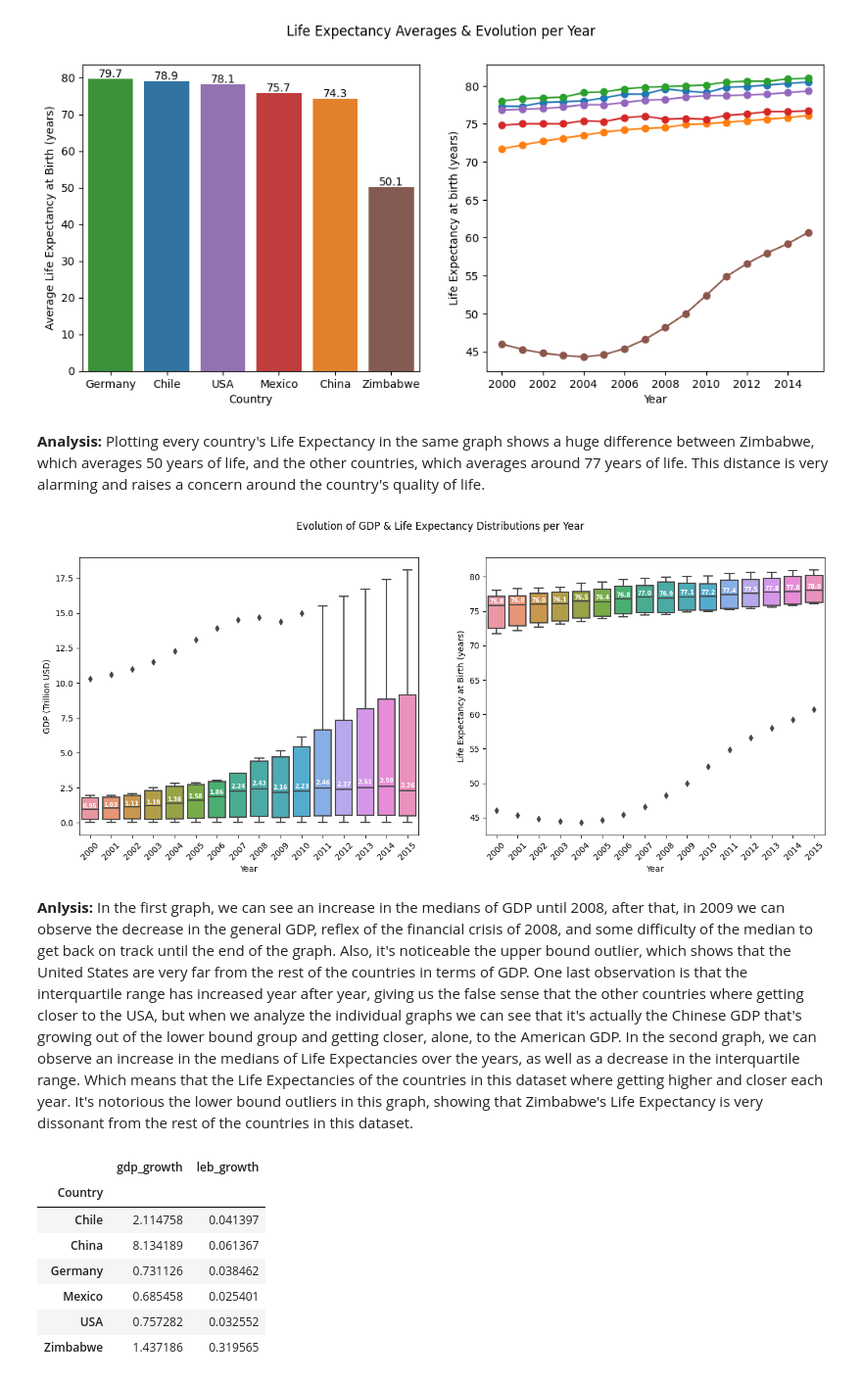
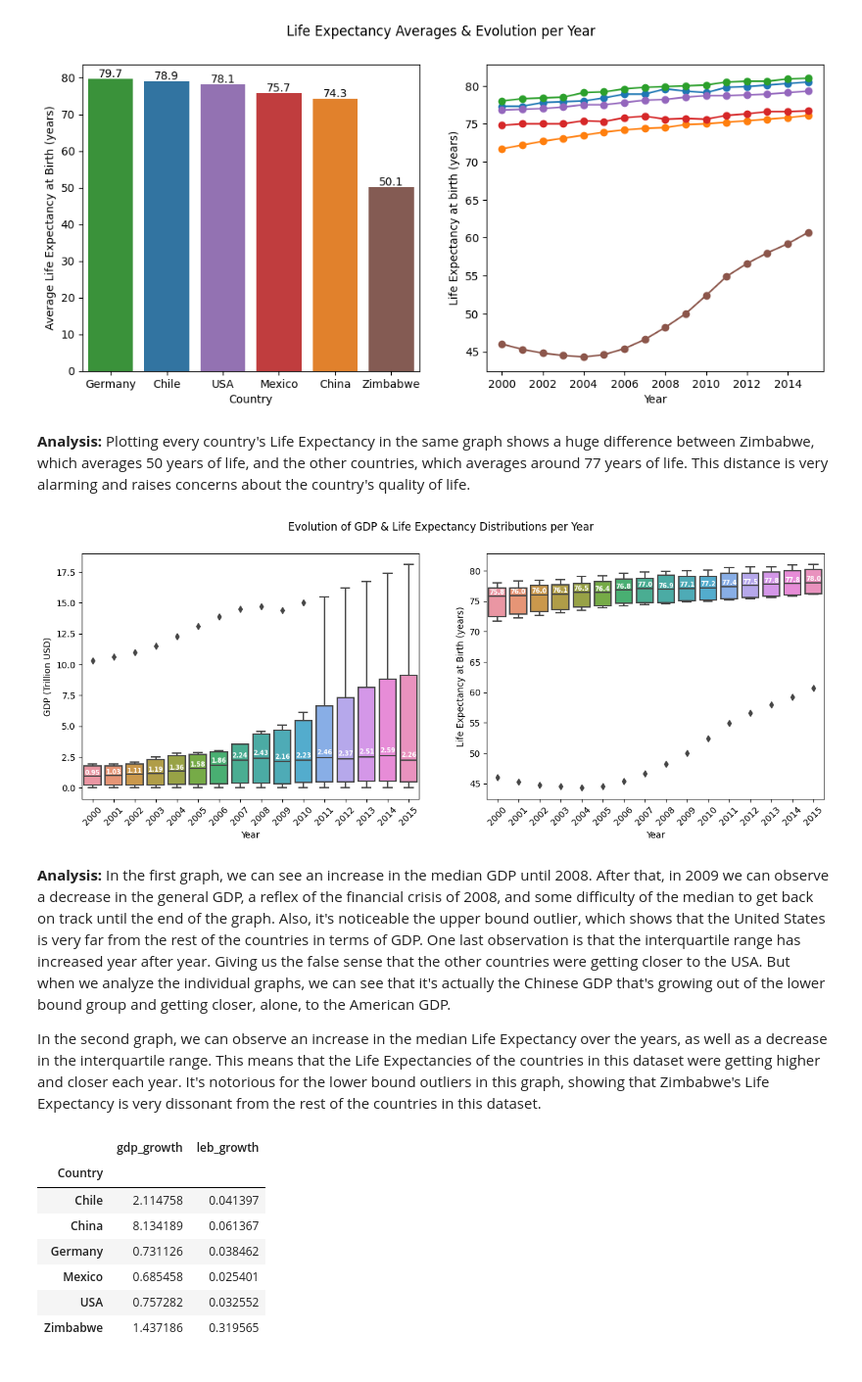
Before and after one commit to bcbmotta/Life-Expectancy-and-GDP, a Jupyter notebook: life_expectancy_gdp.ipynb, the cells around one changed output. Shown at 98% size. Cells and saved outputs as stored; diff of their text form; code cells hidden in the pictures.

Commit message:
review analysis

```diff
--- a/life_expectancy_gdp.ipynb
+++ b/life_expectancy_gdp.ipynb
@@ -241,40 +241,42 @@ ax2.set_xlabel('Year');
 # %% [output]
 [figure]
 # %% [markdown]
-**Analysis:** Plotting every country's Life Expectancy in the same graph shows a huge difference between Zimbabwe, which averages 50 years of life, and the other countries, which averages around 77 years of life. This distance is very alarming and raises a concern around the country's quality of life.
+**Analysis:** Plotting every country's Life Expectancy in the same graph shows a huge difference between Zimbabwe, which averages 50 years of life, and the other countries, which averages around 77 years of life. This distance is very alarming and raises concerns about the country's quality of life.
 # %%
 # Define figure grid and its title
-fig, axs = plt.subplots(1, 2, figsize=(16, 6))
+fig, axs = plt.subplots(1, 2, figsize=(15, 5))
 fig.suptitle('Evolution of GDP & Life Expectancy Distributions per Year')
 
 # Box plot: GDP per Year
 axs[0] = plt.subplot(121)
 g1 = sns.boxplot(data=df, x='Year', y='GDP')
 g1.set_ylabel('GDP (Trillion USD)')
 plt.xticks(rotation=45)
 # Change Y-axis labels to the Trillion scale
 yticks = g1.get_yticks()
 ylabels = [tick / 1e12 for tick in yticks]
 plt.yticks(ticks=yticks[1:-1], labels=ylabels[1:-1])
 # Show median values in the graph
 g1_medians = df.groupby(df['Year'])['GDP'].median()
 g1_medians = [median / 1e12 for median in g1_medians]
 for xtick in g1.get_xticks():
     g1.text(xtick, g1_medians[xtick] * 1.1e12, f'{g1_medians[xtick] :.2f}', horizontalalignment='center',size='x-small',color='w',weight='semibold')
 
 # Box plot: Life Expectancy at Birth per Year
 axs[1] = plt.subplot(122)
 g2 = sns.boxplot(data=df, x='Year', y='LEB')
 g2.set_ylabel('Life Expectancy at Birth (years)')
 plt.xticks(rotation=45)
 # Show median values in the graph
 g2_medians = df.groupby(df['Year'])['LEB'].median()
 for xtick in g2.get_xticks():
     g2.text(xtick, g2_medians.iloc[xtick] + 0.3, f'{g2_medians.iloc[xtick] :.1f}', horizontalalignment='center',size='x-small',color='w',weight='semibold');
 # %% [output]
-[figure, old version]
+[figure, new version]
 # %% [markdown]
-**Anlysis:** In the first graph, we can see an increase in the medians of GDP until 2008, after that, in 2009 we can observe the decrease in the general GDP, reflex of the financial crisis of 2008, and some difficulty of the median to get back on track until the end of the graph. Also, it's noticeable the upper bound outlier, which shows that the United States are very far from the rest of the countries in terms of GDP. One last observation is that the interquartile range has increased year after year, giving us the false sense that the other countries where getting closer to the USA, but when we analyze the individual graphs we can see that it's actually the Chinese GDP that's growing out of the lower bound group and getting closer, alone, to the American GDP. In the second graph, we can observe an increase in the medians of Life Expectancies over the years, as well as a decrease in the interquartile range. Which means that the Life Expectancies of the countries in this dataset where getting higher and closer each year. It's notorious the lower bound outliers in this graph, showing that Zimbabwe's Life Expectancy is very dissonant from the rest of the countries in this dataset.
+**Analysis:** In the first graph, we can see an increase in the median GDP until 2008. After that, in 2009 we can observe a decrease in the general GDP, a reflex of the financial crisis of 2008, and some difficulty of the median to get back on track until the end of the graph. Also, it's noticeable the upper bound outlier, which shows that the United States is very far from the rest of the countries in terms of GDP. One last observation is that the interquartile range has increased year after year. Giving us the false sense that the other countries were getting closer to the USA. But when we analyze the individual graphs, we can see that it's actually the Chinese GDP that's growing out of the lower bound group and getting closer, alone, to the American GDP.
+
+In the second graph, we can observe an increase in the median Life Expectancy over the years, as well as a decrease in the interquartile range. This means that the Life Expectancies of the countries in this dataset were getting higher and closer each year. It's notorious for the lower bound outliers in this graph, showing that Zimbabwe's Life Expectancy is very dissonant from the rest of the countries in this dataset.
 # %%
 df_growth = df.sort_values(by='Year').groupby('Country')\
             .agg(gdp_growth=('GDP', lambda x: (x.iloc[-1] - x.iloc[0]) / x.iloc[0]),
```
Also changed, not shown: parts of 2 cells of this notebook.
